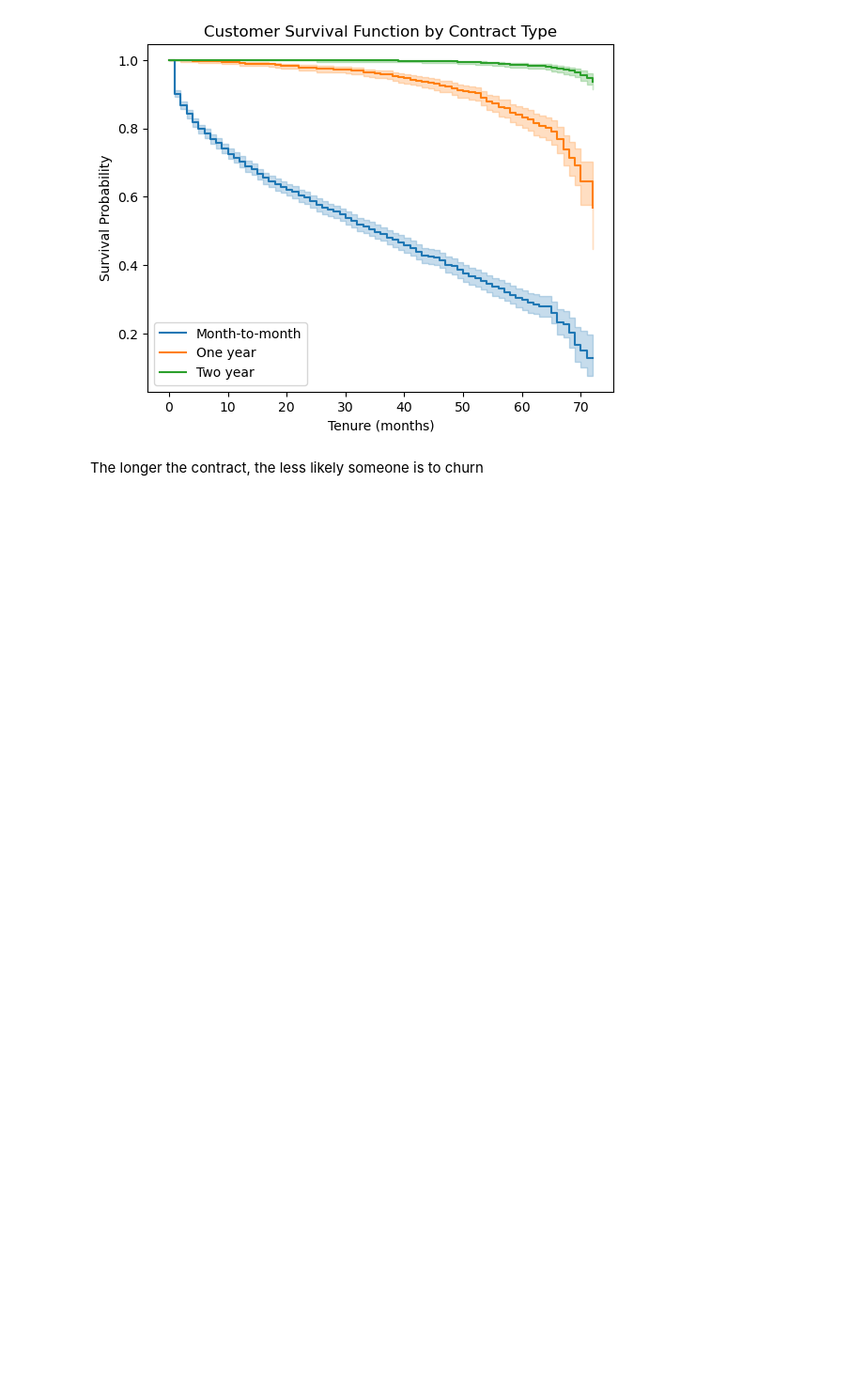
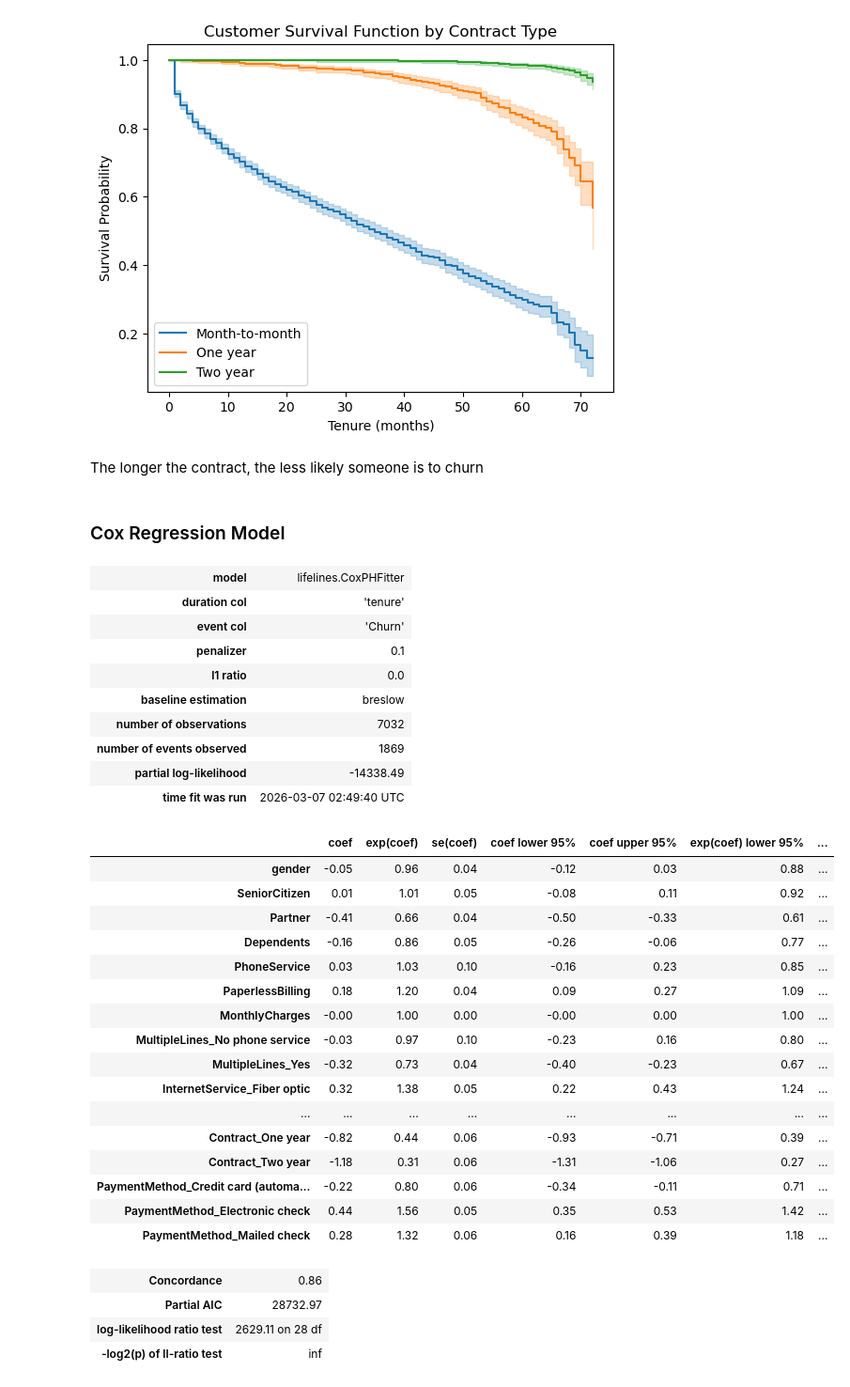
Before and after one commit to DerekHickey6/ml-mini-projects, a Jupyter notebook: customer-survival-analysis/notebooks/survival_analysis.ipynb, the cells around one changed output. Shown at 94% size. Cells and saved outputs as stored; diff of their text form; code cells hidden in the pictures; blank space fills up the shorter version.

```diff
--- a/customer-survival-analysis/notebooks/survival_analysis.ipynb
+++ b/customer-survival-analysis/notebooks/survival_analysis.ipynb
@@ -191,3 +191,47 @@ plt.show()
 [figure]
 # %% [markdown]
 The longer the contract, the less likely someone is to churn
+# %% [markdown]
+### Cox Regression Model
+# %%
+from lifelines import CoxPHFitter
+
+cpf = CoxPHFitter(penalizer=0.1)
+
+# Drop TotalCharges to avoid perfect correlation error
+df_cox = df.drop('TotalCharges', axis=1)
+
+cpf.fit(df=df_cox, duration_col='tenure', event_col='Churn')
+cpf.print_summary()
+# %% [output]
+| model | lifelines.CoxPHFitter |
+| duration col | 'tenure' |
+| event col | 'Churn' |
+| penalizer | 0.1 |
+| l1 ratio | 0.0 |
+| baseline estimation | breslow |
+| number of observations | 7032 |
+| number of events observed | 1869 |
+| partial log-likelihood | -14338.49 |
+| time fit was run | 2026-03-07 02:49:40 UTC |
+|  | coef | exp(coef) | se(coef) | coef lower 95% | coef upper 95% | exp(coef) lower 95% | ... |
+| gender | -0.05 | 0.96 | 0.04 | -0.12 | 0.03 | 0.88 | ... |
+| SeniorCitizen | 0.01 | 1.01 | 0.05 | -0.08 | 0.11 | 0.92 | ... |
+| Partner | -0.41 | 0.66 | 0.04 | -0.50 | -0.33 | 0.61 | ... |
+| Dependents | -0.16 | 0.86 | 0.05 | -0.26 | -0.06 | 0.77 | ... |
+| PhoneService | 0.03 | 1.03 | 0.10 | -0.16 | 0.23 | 0.85 | ... |
+| PaperlessBilling | 0.18 | 1.20 | 0.04 | 0.09 | 0.27 | 1.09 | ... |
+| MonthlyCharges | -0.00 | 1.00 | 0.00 | -0.00 | 0.00 | 1.00 | ... |
+| MultipleLines_No phone service | -0.03 | 0.97 | 0.10 | -0.23 | 0.16 | 0.80 | ... |
+| MultipleLines_Yes | -0.32 | 0.73 | 0.04 | -0.40 | -0.23 | 0.67 | ... |
+| InternetService_Fiber optic | 0.32 | 1.38 | 0.05 | 0.22 | 0.43 | 1.24 | ... |
+| ... | ... | ... | ... | ... | ... | ... | ... |
+| Contract_One year | -0.82 | 0.44 | 0.06 | -0.93 | -0.71 | 0.39 | ... |
+| Contract_Two year | -1.18 | 0.31 | 0.06 | -1.31 | -1.06 | 0.27 | ... |
+| PaymentMethod_Credit card (automa... | -0.22 | 0.80 | 0.06 | -0.34 | -0.11 | 0.71 | ... |
+| PaymentMethod_Electronic check | 0.44 | 1.56 | 0.05 | 0.35 | 0.53 | 1.42 | ... |
+| PaymentMethod_Mailed check | 0.28 | 1.32 | 0.06 | 0.16 | 0.39 | 1.18 | ... |
+| Concordance | 0.86 |
+| Partial AIC | 28732.97 |
+| log-likelihood ratio test | 2629.11 on 28 df |
+| -log2(p) of ll-ratio test | inf |
```
Also changed, not shown: parts of 1 cell of this notebook, 1 other file.
